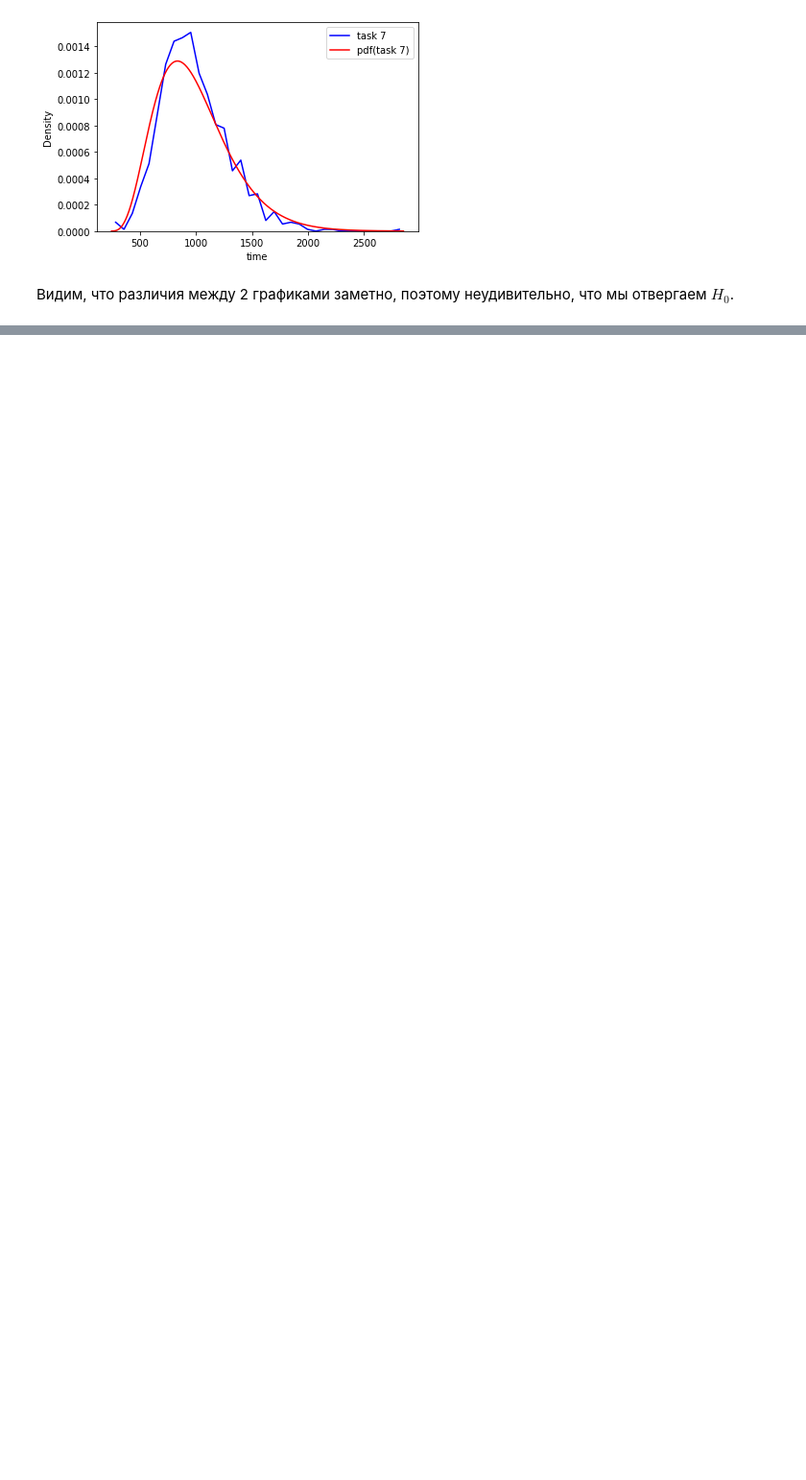
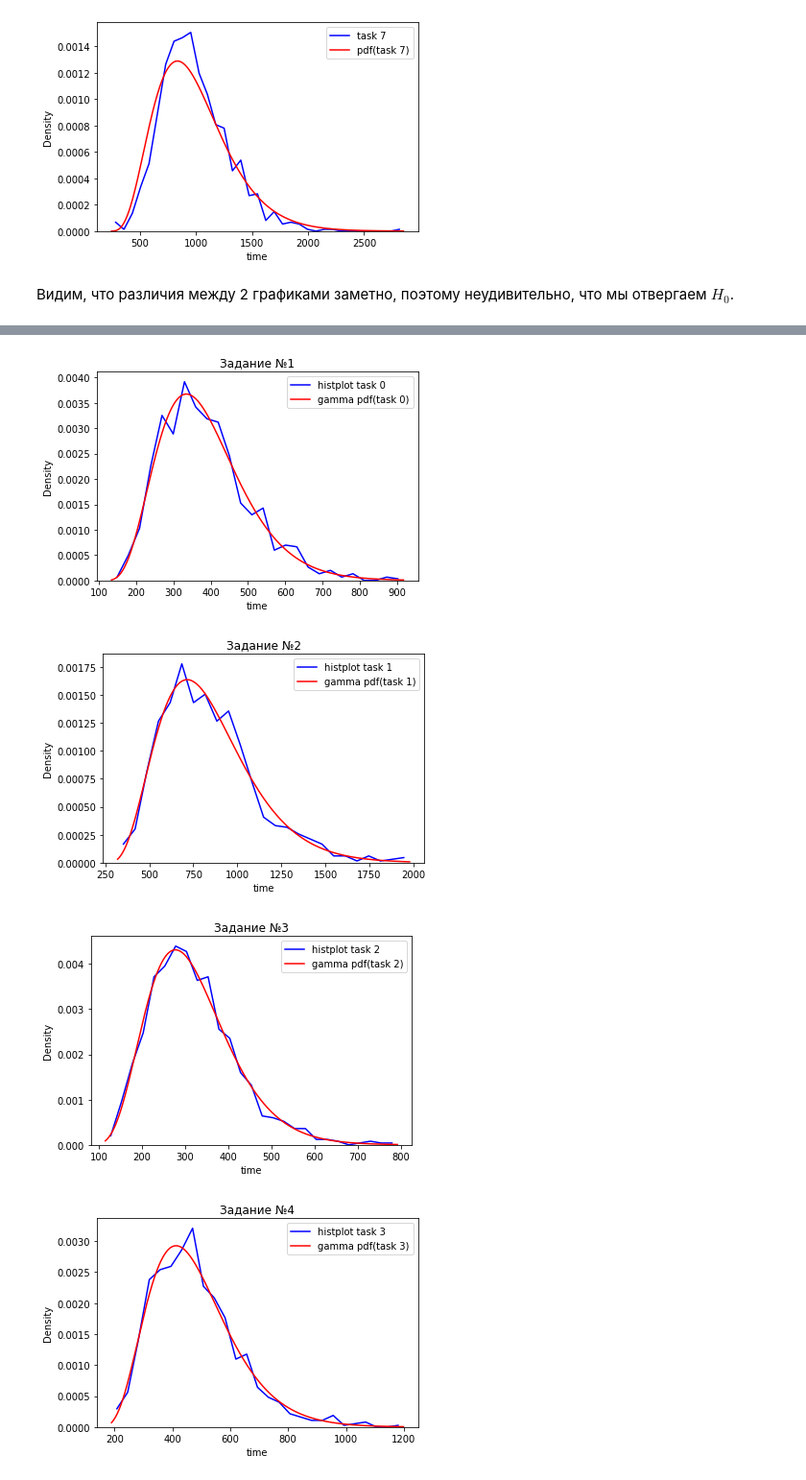
Before and after one commit to 8Andre8/SDO, a Jupyter notebook: task1_Andreev.ipynb, the cells around one changed output, grey strips where cells are left out. Shown at 96% size. Cells and saved outputs as stored; diff of their text form; code cells hidden in the pictures; blank space fills up the shorter version.

```diff
--- a/task1_Andreev.ipynb
+++ b/task1_Andreev.ipynb
@@ -151,6 +151,7 @@ Power_divergenceResult(statistic=7.401716536060914, pvalue=0.38828416182152853)
 Проверим данную гипотезу для всех заданий:
 # %%
 alpha = 0.05 # уровень значимости
+
 
 for task in range(len(ds.transpose())):
     intervals = [ds[task].min()]
@@ -179,7 +180,7 @@ for task in range(len(ds.transpose())):
     stat, p_value = stats.chisquare(
         f_obs=observations,
         f_exp=theory,
-        ddof=2
+        ddof=1
     )
     if p_value > alpha:
         print(f'Для задания {task} H0 не отвергнута (p_value = {p_value:.3f})')
@@ -233,0 +292,33 @@ ax.set_xlabel('time');
+# %%
+for task_number in to_plot:
+    intervals = [ds[task_number].min()]
+    for q in np.arange(0.1, 1, 0.1):
+        intervals.append(round(np.quantile(ds[task_number], q), 0))
+    intervals.append(ds[task_number].max())
+    observations = []
+    for i in range(len(intervals) - 1):
+        observations.append(len(ds[task_number][(ds[task_number] >= intervals[i]) & (ds[task_number] <= intervals[i + 1])]))
+
+
+    a, loc1, scale1 = stats.gamma.fit(ds[task_number])
+    n = np.sum(observations)
+    theory = []
+    for i in range(len(intervals) - 2):
+        p = stats.gamma.cdf(x=intervals[i + 1], a=a, loc=loc1, scale=scale1) - stats.gamma.cdf(x=intervals[i], a=a, loc=loc1, scale=scale1)
+        theory.append(int(round(p*n, 0)))
+    p = 1 - stats.gamma.cdf(x=intervals[-2], a=a, loc=loc1, scale=scale1)
+    theory.append(n - np.sum(theory))
+
+    fig, ax = plt.subplots()
+    ax.set_title(f'Задание №{task_number+1}')
+    sns.histplot(data=ds[task_number], color='b', element='poly', fill=False, stat='density', label=f'histplot task {task_number}', ax=ax)
+
+    gam = stats.gamma(a, loc1, scale1)
+    x = np.linspace(min(intervals), max(intervals), 1000)
+    sns.lineplot(x=x, y=gam.pdf(x), color='r', label=f'gamma pdf(task {task_number})', ax=ax)
+    ax.set_xlabel('time');
+# %% [output]
+[figure, added]
+[figure, added]
+[figure, added]
+[figure, added]
```
Also changed, not shown: parts of 11 cells of this notebook.
